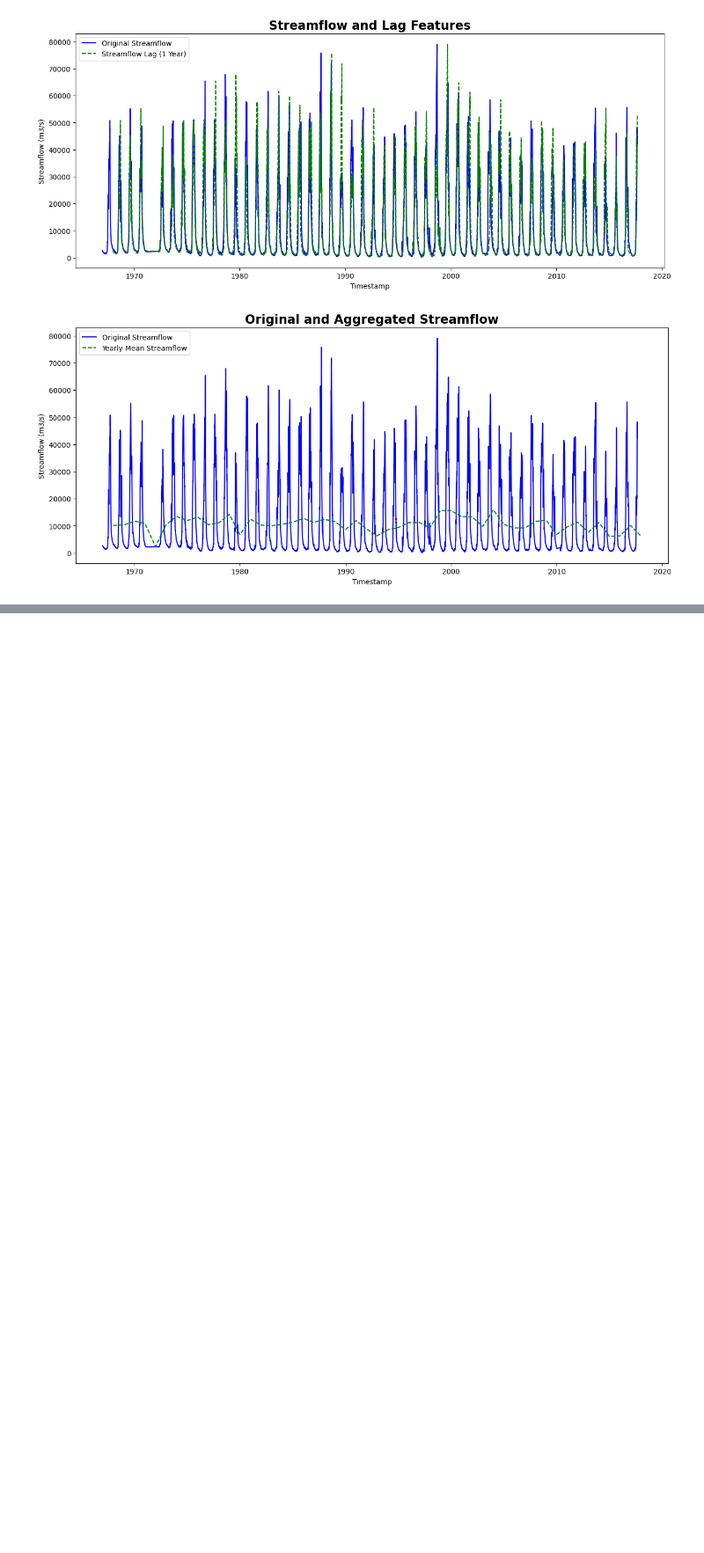
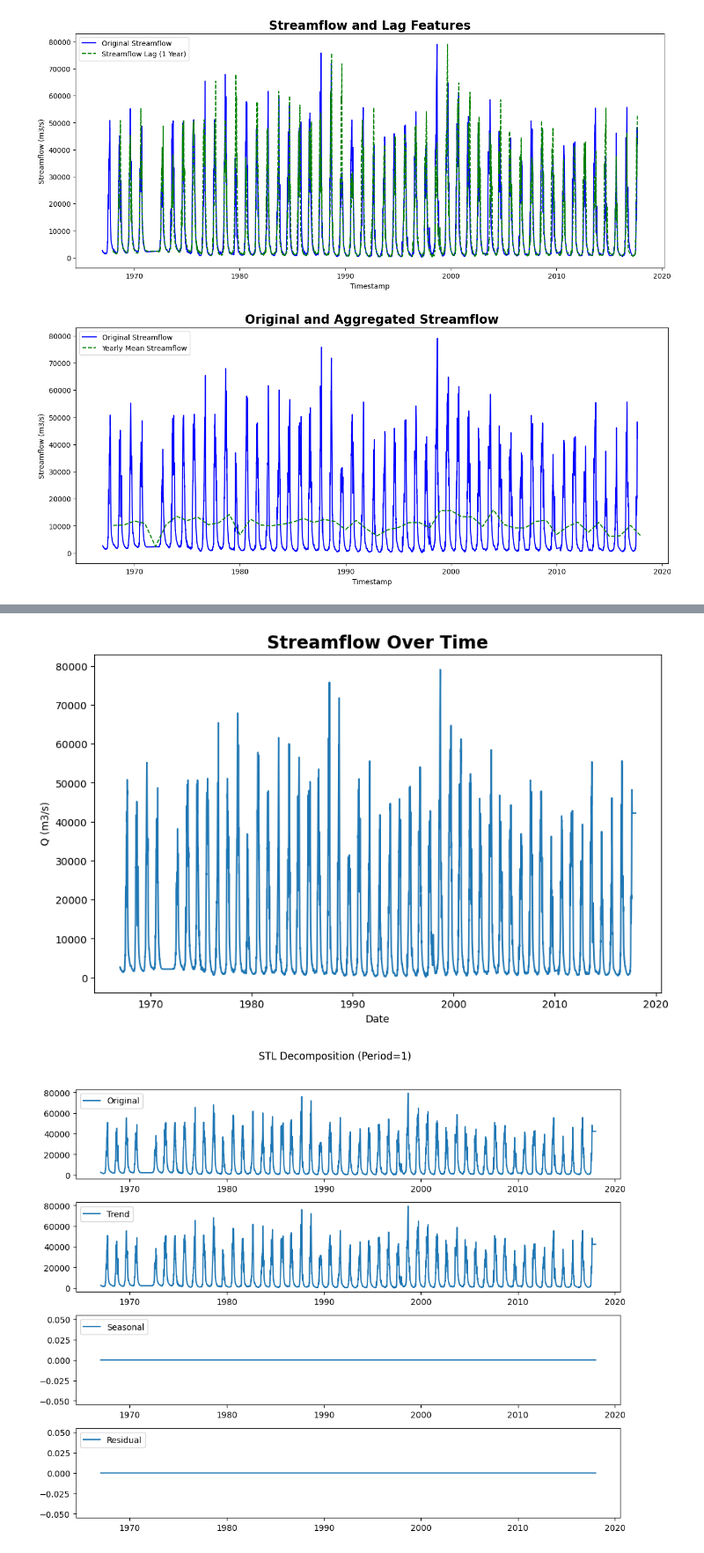
Before and after one commit to GVSU-CIS635/gvsu-cis635-term-project-flood-droughtpredictions, a Jupyter notebook: CIS635semesterproject.ipynb, the cells around one changed output, grey strips where cells are left out. Shown at 88% size. Cells and saved outputs as stored; diff of their text form; code cells hidden in the pictures; blank space fills up the shorter version.

```diff
--- a/CIS635semesterproject.ipynb
+++ b/CIS635semesterproject.ipynb
@@ -111,0 +184,80 @@ plt.show()
+# %%
+
+from statsmodels.tsa.seasonal import seasonal_decompose
+
+data = pd.read_csv('streamflow.csv')
+
+# Create a date column by combining year, month, and day
+data['Date'] = pd.to_datetime(data[['Year', 'Month', 'Day']])
+data.set_index('Date', inplace=True)
+
+# Forward fill
+data['Q (m3/s)'].fillna(method='ffill', inplace=True)
+
+# Visualize
+plt.figure(figsize=(10, 6))
+plt.plot(data['Q (m3/s)'])
+plt.title('Streamflow Over Time')
+plt.xlabel('Date')
+plt.ylabel('Q (m3/s)')
+plt.show()
+
+period_values = [1, 6, 12, 24, 365]  #Different period values
+
+for period_value in period_values:
+    result = seasonal_decompose(data['Q (m3/s)'], period=period_value)
+    trend = result.trend
+    seasonal = result.seasonal
+    residual = result.resid
+
+    # Visualize STL components
+    plt.figure(figsize=(10, 8))
+    plt.suptitle(f'STL Decomposition (Period={period_value})', y=1.02)
+
+    plt.subplot(4, 1, 1)
+    plt.plot(data['Q (m3/s)'], label='Original')
+    plt.legend()
+
+    plt.subplot(4, 1, 2)
+    plt.plot(trend, label='Trend')
+    plt.legend()
+
+    plt.subplot(4, 1, 3)
+    plt.plot(seasonal, label='Seasonal')
+    plt.legend()
+
+    plt.subplot(4, 1, 4)
+    plt.plot(residual, label='Residual')
+    plt.legend()
+
+    plt.tight_layout()
+    plt.show()
+
+# Split the data into training and testing sets
+train_size = int(len(data) * 0.8)
+train, test = data[0:train_size], data[train_size:]
+
+# ARIMA
+model = ARIMA(trend.dropna(), order=(5, 2, 2))
+model_fit = model.fit()
+
+# Make predictions
+predictions = model_fit.predict(start=len(train), end=len(train) + len(test) - 1, typ='levels')
+
+# Evaluate
+rmse = sqrt(mean_squared_error(test['Q (m3/s)'], predictions))
+print(f'Root Mean Squared Error (RMSE): {rmse}')
+
+# Visualize predictions
+plt.figure(figsize=(10, 6))
+plt.plot(train.index, train['Q (m3/s)'], label='Train')
+plt.plot(test.index, test['Q (m3/s)'], label='Test')
+plt.plot(test.index, predictions, label='Predictions', color='red')
+plt.title('ARIMA Model Predictions on Trend Component')
+plt.xlabel('Date')
+plt.ylabel('Streamflow Q (m3/s)')
+plt.legend()
+plt.show()
+# %% [output]
+[figure, added]
+[figure, added]
```
Also changed, not shown: parts of 6 cells of this notebook.
